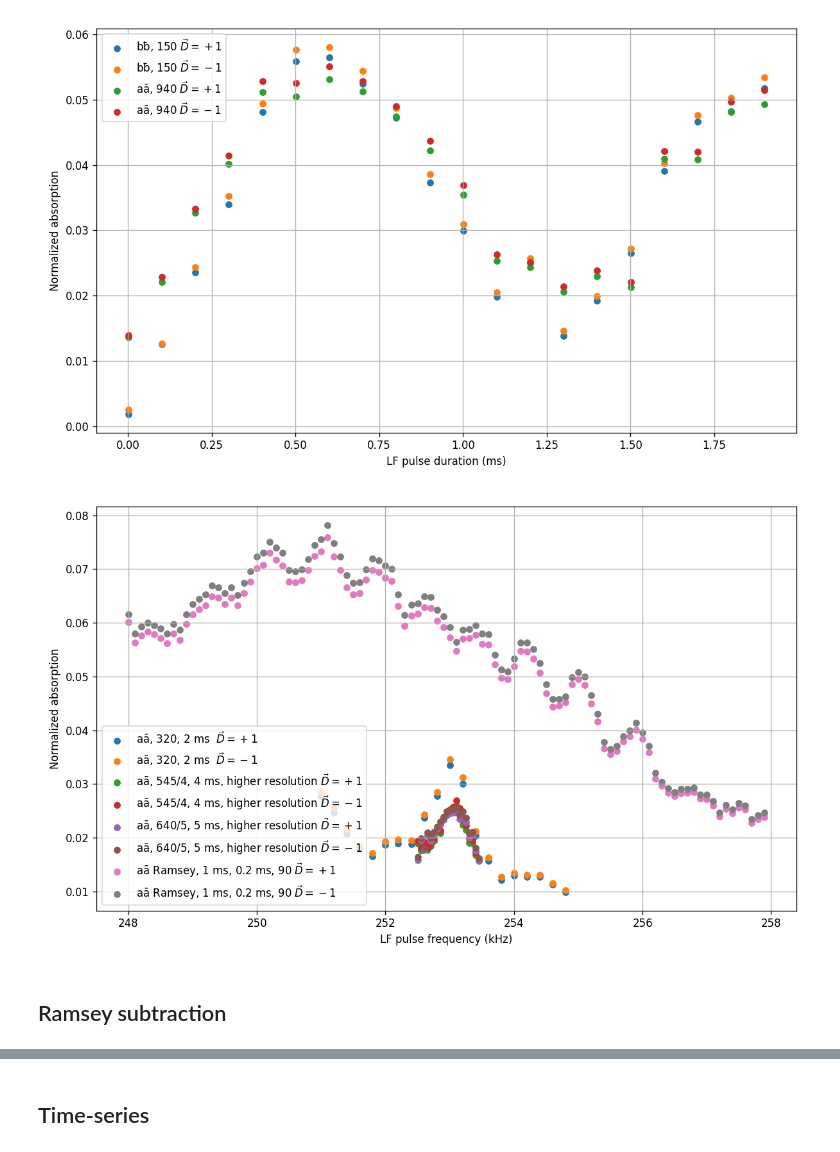
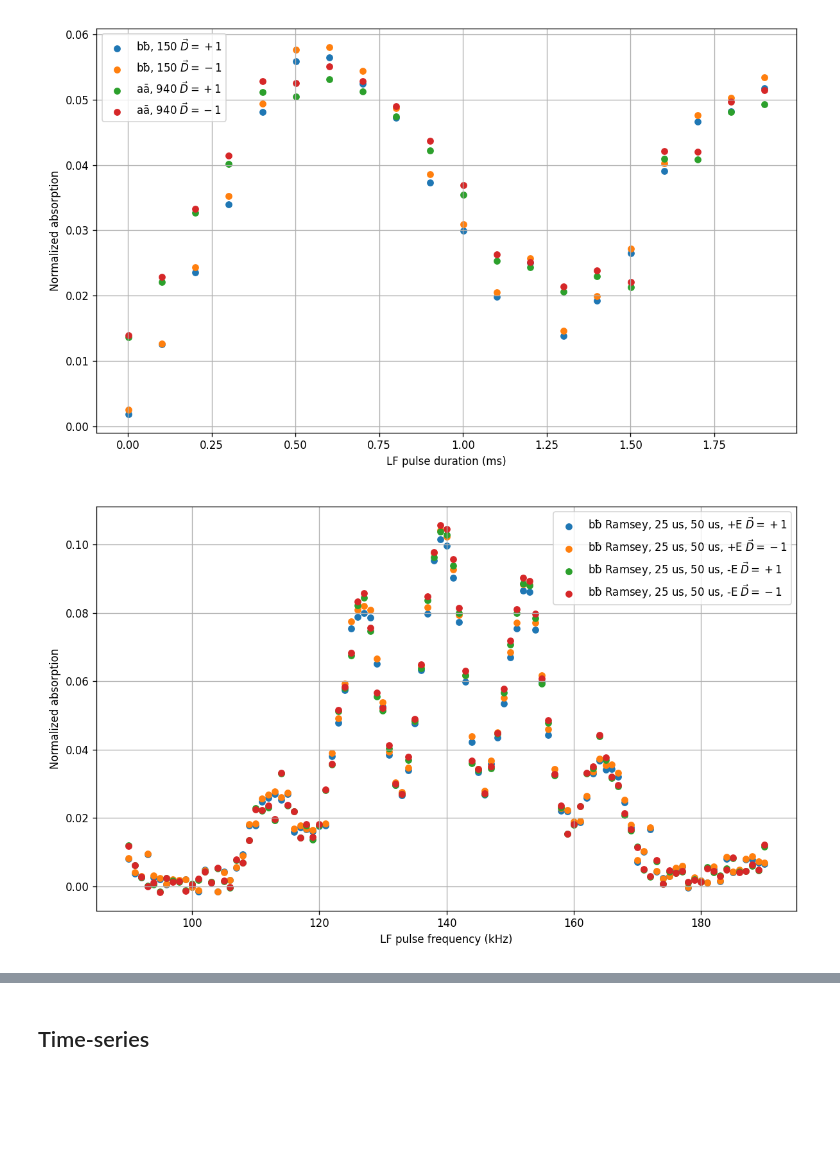
Before and after one commit to vuthalab/onix, a Jupyter notebook: analysis/lf_spectroscopy.ipynb, the cells around one changed output, grey strips where cells are left out. Drawn from its saved outputs; the diff is of its cells as text; code cells hidden in the pictures; blank space fills up the shorter version.

```diff
--- a/analysis/lf_spectroscopy.ipynb
+++ b/analysis/lf_spectroscopy.ipynb
@@ -167,9 +167,7 @@ data = {
     # "bƀ, 60 amplitude - 1 ms 4": (536087, 536386),
     # "bƀ, 60 amplitude - 1 ms 5": (536387, 536686),
 
-    # "bƀ": (535487, 538486),
-
-    "aā, 2 ms": (845221, 845227),
+    "bƀ": (535487, 538486)
 }
 
 # def averaging_ys(xs, ys):
@@ -205,12 +203,10 @@ fig, ax = plt.subplots(figsize = (10, 6), dpi = 120)
 for ll, (label, data_range) in enumerate(data.items()):
     data_list = data_identification_to_list(data_range)
     rf_heights, ah_heights, rf_bgs, ah_bgs, headers = rf_spectroscopy_ah_ratio(data_list)
-    for kk in rf_heights:
-        xs = [header["params"]["lf"]["center_frequency"].to("kHz").magnitude for header in headers]
-        ys = rf_heights[kk] / ah_heights[kk]
-        ax.scatter(xs, ys, label=label + f" {kk}", s = 30)
-        xs, ys, errs = averaging_ys(xs, ys)
-        # ax.errorbar(xs, ys, errs, label=label, marker='.', linestyle='')
+    xs = [header["params"]["lf"]["detuning"].to("kHz").magnitude for header in headers]
+    ys = rf_heights[0] / ah_heights[0]
+    xs, ys, errs = averaging_ys(xs, ys)
+    ax.errorbar(xs, ys, errs, label=label, marker='.', linestyle='')
 
 ax.set_xlabel(f"LF detuning - {headers[0]["params"]["lf"]["center_frequency"].to("kHz").magnitude} (kHz)")
 ax.set_ylabel("rf height / ah height $\\equiv$ ($p_b$ + $p_\\bar{b}$)")
@@ -435,7 +430,7 @@ data = {
     #"bƀ, July 7, 63, 2 ms": (817951, 817991),
     #"bƀ, July 7, 63, 2 ms, repeat": (817992, 818032),
     #"bƀ, July 7, 63, 2 ms, all": (817951, 818114),
-    # "bƀ, 32, 2 ms": (818115, 818843),
+    #"bƀ, 32, 2 ms": (818115, 818843),
     # "aā, 320, 2 ms": (818925, 821247),
     # "bƀ Ramsey, 25 us, 50 us, 90": (843805, 843966),  # good data
     # "bƀ Ramsey, 25 us, 50 us, -90": (843967, 844128),
@@ -443,22 +438,9 @@ data = {
     # "bƀ Ramsey, 25 us, 50 us, -90, -E": (844291, 844452),
     # "bƀ Ramsey, 250 us, 250 us, 90": (844455, 844555),
     # "bƀ Ramsey, 250 us, 50 us, 90": (844556, 844656),
-
-
-    ## July 8
-    "aā, 320, 2 ms ": (845310, 845445),
-    # "aā, 320, 5 ms": (845489, 845951), #wrong amplitude
-    # "aā, 109, 5 ms": (846032, 846158),
-    # "aā, 545/5, 5 ms, higher resolution": (846159, 846478),
-
-    # "aā, 320, 2 ms again": (846512, 846561),
-    # "aā, 320, 2 ms, higher resolution": (846580, 847053),
-    "aā, 545/4, 4 ms, higher resolution": (847054, 847513),
-    "aā, 640/5, 5 ms, higher resolution": (847519, 847629),
-
-    # "aā Ramsey, 1 ms, 0.2 ms, 0": (847646, 850725),
-    "aā Ramsey, 1 ms, 0.2 ms, 90": (850744, 852843),
-    # "aā Ramsey, 0.5 ms, 0.1 ms, 0": (859434, 859632),
+    "bƀ Ramsey, 25 us, 50 us, +E": (894070, 894170),
+    "bƀ Ramsey, 25 us, 50 us, -E": (894171, 894271),
+    # "bƀ Ramsey, 25 us, 50 us, +E, higher freq": (894274, 894373),
 }
 
 fig, ax = plt.subplots(figsize = (10, 6), dpi = 120)
@@ -468,34 +450,31 @@ for ll, (label, data_range) in enumerate(data.items()):
     xs = np.array([(header["params"]["lf"]["detuning"] + header['params']['lf']['center_frequency']).to("kHz").magnitude for header in headers])
     ys = (1-ratios)
     if f_average:
         discrete_xs = list(set(xs))
         new_xs = []
         new_ys = []
         for x in discrete_xs:
             new_xs.append(x)
             mask = xs == x
             new_ys.append(np.average(ys[mask], axis=0))
         xs = np.array(new_xs)
         ys = np.array(new_ys)
     if ys.ndim == 2:
         for kk in range(len(ys[0])):
             if E_field[0][0] == (kk == 0):
                 label_E = label + " $\\vec{D}=+1$"
             else:
                 label_E = label + " $\\vec{D}=-1$"
-
             ax.scatter(xs, ys[:,kk], label=label_E, s = 30)
     else:
         label = label
         ax.scatter(xs, ys, label=label, s = 30)
 
 ax.set_xlabel(f"LF pulse frequency (kHz)")
 ax.set_ylabel("Normalized absorption")
 ax.legend()
 ax.grid()
 plt.tight_layout()
 plt.show()
 # %% [output]
-[figure, old version]
+[figure, new version]
-# %% [markdown]
-## Ramsey subtraction
```
Also changed, not shown: parts of 4 cells of this notebook, 5 other files.
